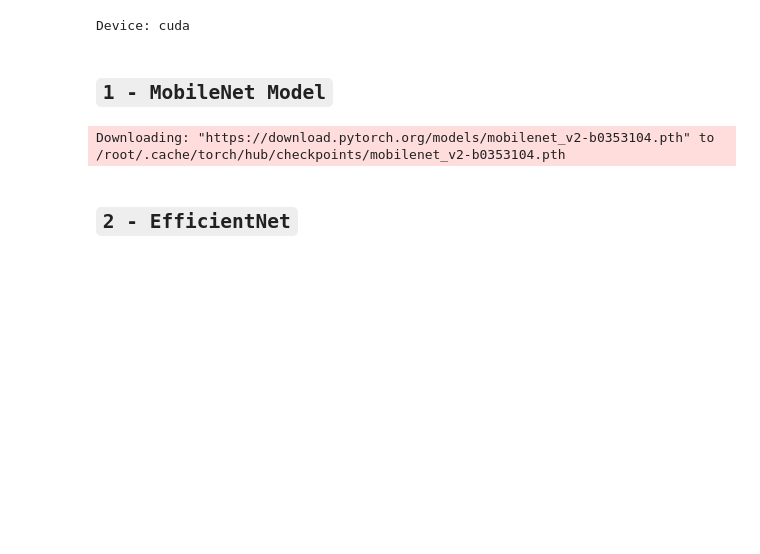
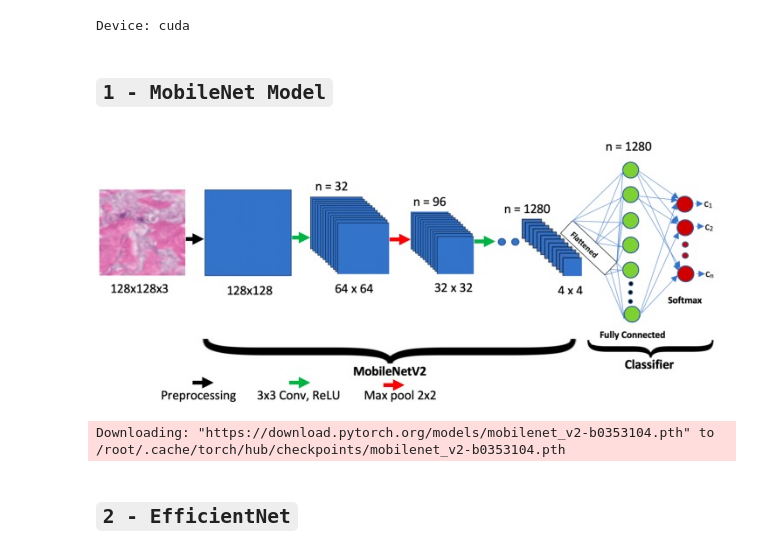
Before and after one commit to Osama-Abo-Bakr/Chest_X-ray_Detection, a Jupyter notebook: DL_Final_project.ipynb, the cells around one changed output. Drawn from its saved outputs; the diff is of its cells as text; code cells hidden in the pictures; blank space fills up the shorter version.

Commit message:
update model arc

```diff
--- a/DL_Final_project.ipynb
+++ b/DL_Final_project.ipynb
@@ -352,6 +352,14 @@ print(f'Device: {device}')
 Device: cuda
 # %% [markdown]
 ## `1 - MobileNet Model`
+# %%
+from IPython.display import Image, display
+
+# Display the image
+image_path = 'model_Arc/Mobile-Net.jpg'
+display(Image(filename=image_path))
+# %% [output]
+[figure, added]
 # %%
 # Load the MobileNet model (pre-trained on ImageNet)
 mobilenet = models.mobilenet_v2(pretrained=True)
```
Also changed, not shown: parts of 2 cells of this notebook, 3 other files.
